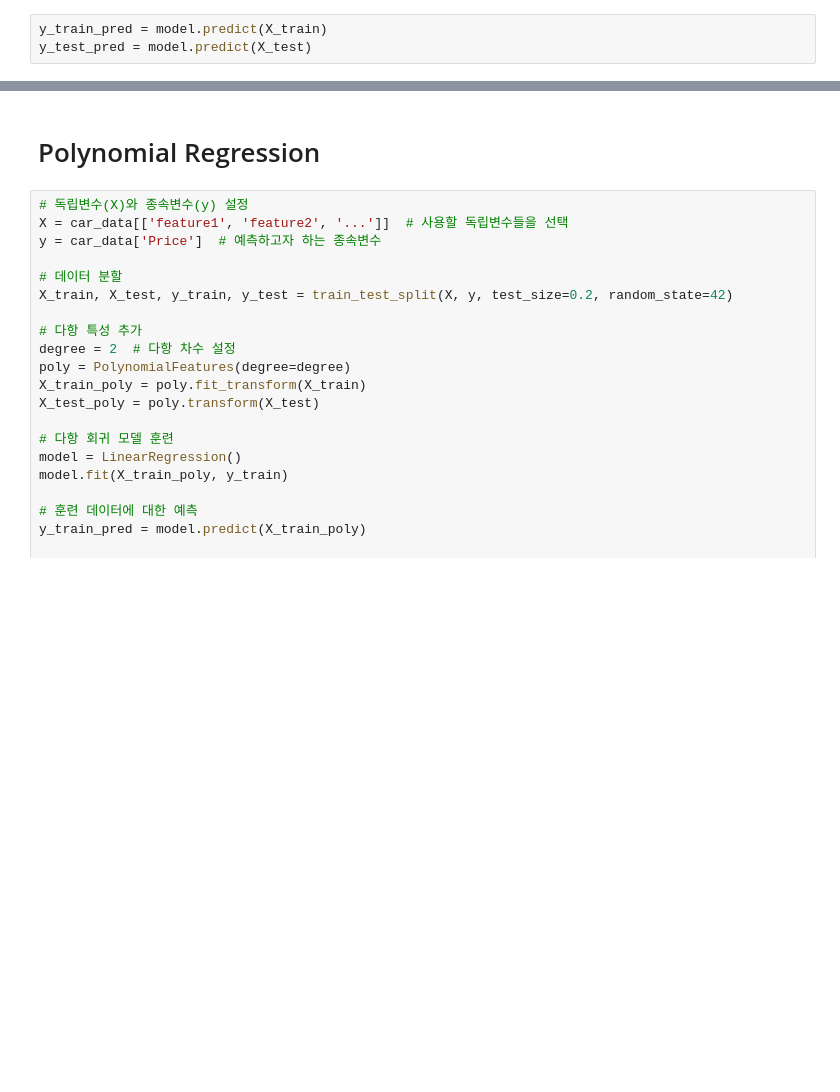
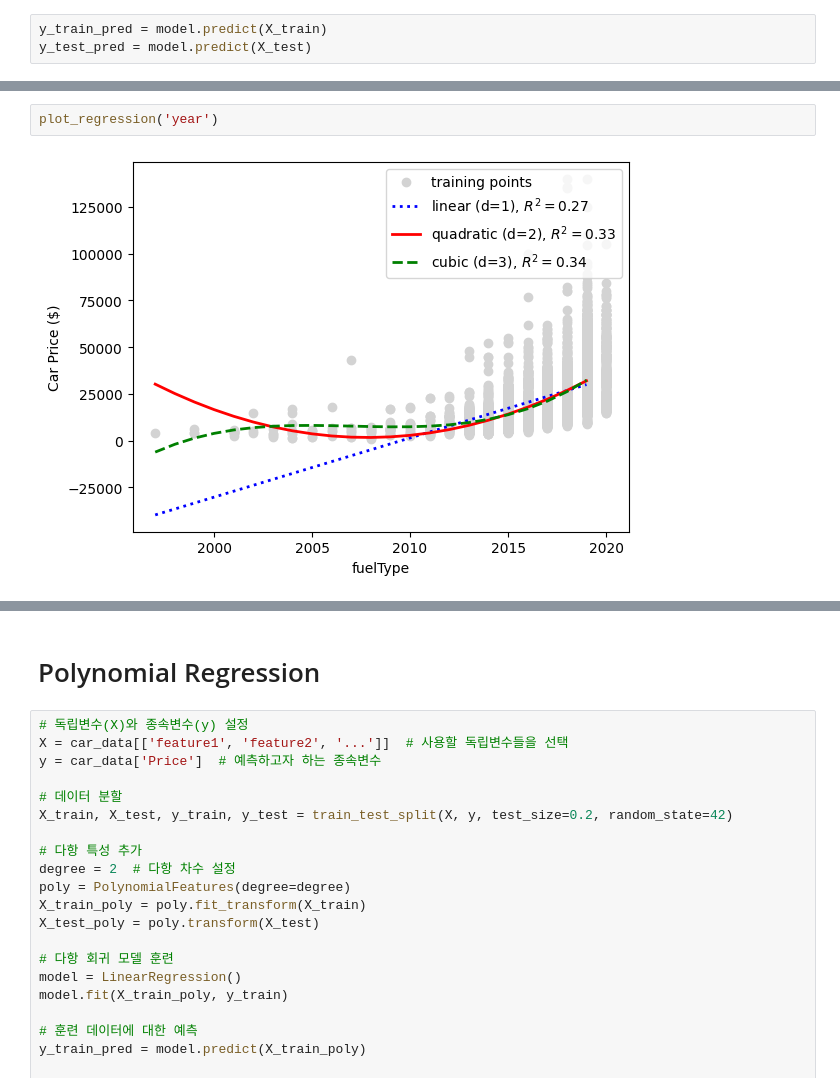
Before and after one commit to ICE-COMMA/ds_introduction, a Jupyter notebook: 2nd homework/linear regression.ipynb, the cells around one changed output, grey strips where cells are left out. Cells and saved outputs as stored; diff of their text form; blank space fills up the shorter version.

```diff
--- a/2nd homework/linear regression.ipynb
+++ b/2nd homework/linear regression.ipynb
@@ -239,0 +310,4 @@ Test Adjusted R^2: 0.7036558565894278
+# %%
+plot_regression('year')
+# %% [output]
+[figure, added]
```
Also changed, not shown: parts of 21 cells of this notebook.
